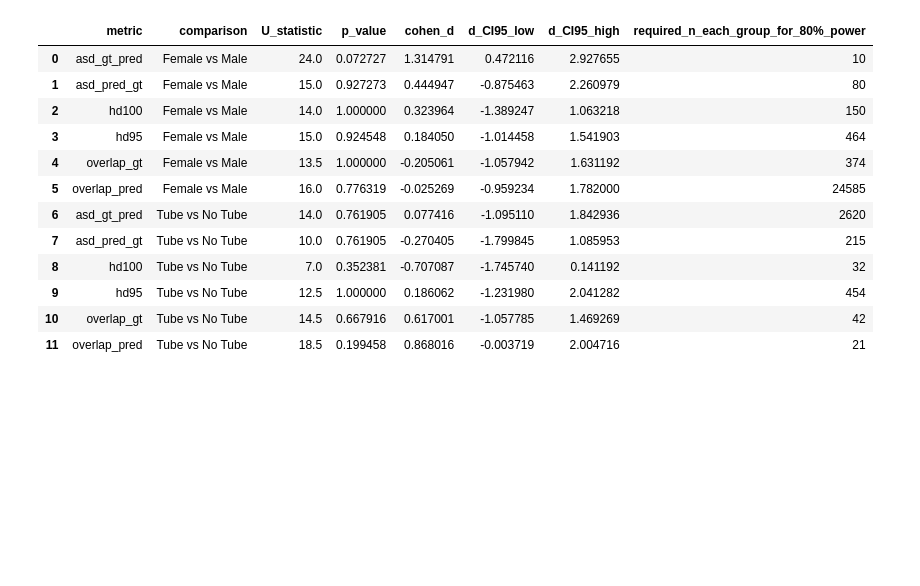
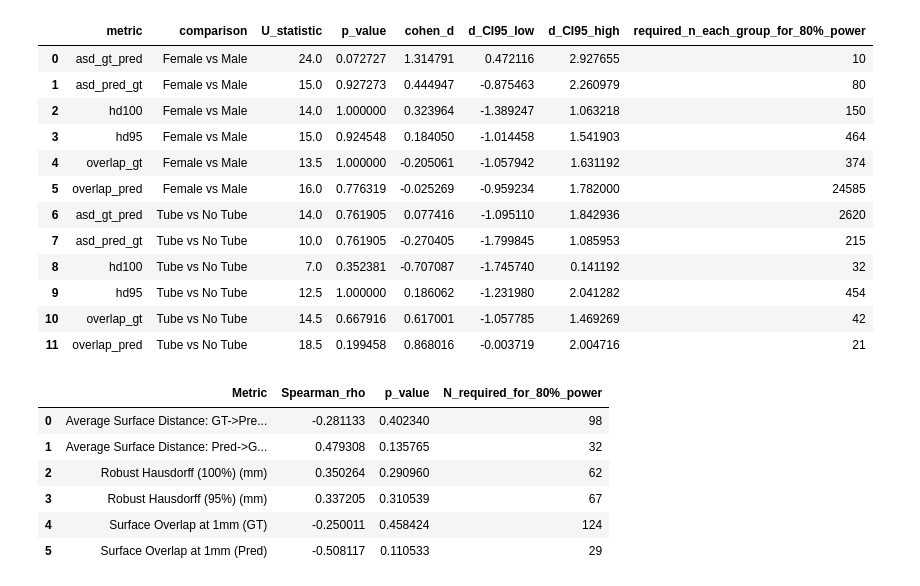
Before and after one commit to abbycrowther/Modelling_Facial_Deformation, a Jupyter notebook: Code/Total_Segmentator/rhabdo_data_work/statistical_test.ipynb, the cells around one changed output. Cells and saved outputs as stored; diff of their text form; code cells hidden in the pictures; blank space fills up the shorter version.

```diff
--- a/Code/Total_Segmentator/rhabdo_data_work/statistical_test.ipynb
+++ b/Code/Total_Segmentator/rhabdo_data_work/statistical_test.ipynb
@@ -224,3 +119,53 @@ stats_df
 | 9 | hd95 | Tube vs No Tube | 12.5 | 1.000000 | 0.186062 | -1.231980 | 2.041282 | 454 |
 | 10 | overlap_gt | Tube vs No Tube | 14.5 | 0.667916 | 0.617001 | -1.057785 | 1.469269 | 42 |
 | 11 | overlap_pred | Tube vs No Tube | 18.5 | 0.199458 | 0.868016 | -0.003719 | 2.004716 | 21 |
+# %%
+import pandas as pd
+import numpy as np
+from scipy.stats import spearmanr, norm
+
+csv_path = r"C:\Users\Abigail Crowther\OneDrive - The University of Manchester\Year 4\MPhys Projects\Semester 1 - Modelling Facial Deformation\Documents\surface_distance_metrics_rhabdo_no_outliers.csv"
+data = pd.read_csv(csv_path)
+
+metrics = {
+    "Average Surface Distance: GT->Pred (mm)": "Average Surface Distance: GT->Pred (mm)",
+    "Average Surface Distance: Pred->GT (mm)": "Average Surface Distance: Pred->GT (mm)",
+    "Robust Hausdorff (100%) (mm)": "Robust Hausdorff (100%) (mm)",
+    "Robust Hausdorff (95%) (mm)": "Robust Hausdorff (95%) (mm)",
+    "Surface Overlap at 1mm (GT)": "Surface Overlap at 1mm (GT)",
+    "Surface Overlap at 1mm (Pred)": "Surface Overlap at 1mm (Pred)"
+}
+
+def required_n_for_correlation(r, alpha=0.05, power=0.8):
+    if abs(r) < 1e-6:
+        return "Effect ≈ 0 → infinite N"
+    z_alpha = norm.ppf(1 - alpha/2)
+    z_beta = norm.ppf(power)
+    n = ((z_alpha + z_beta) / np.arctanh(abs(r)))**2 + 3
+    return int(np.ceil(n))
+
+results = []
+
+for label, col in metrics.items():
+    valid = data[[col, "Age"]].dropna()
+    rho, p = spearmanr(valid["Age"], valid[col])
+
+    n_req = required_n_for_correlation(rho)
+
+    results.append({
+        "Metric": label,
+        "Spearman_rho": rho,
+        "p_value": p,
+        "N_required_for_80%_power": n_req
+    })
+
+age_corr_df = pd.DataFrame(results)
+age_corr_df
+# %% [output]
+|  | Metric | Spearman_rho | p_value | N_required_for_80%_power |
+| 0 | Average Surface Distance: GT->Pre... | -0.281133 | 0.402340 | 98 |
+| 1 | Average Surface Distance: Pred->G... | 0.479308 | 0.135765 | 32 |
+| 2 | Robust Hausdorff (100%) (mm) | 0.350264 | 0.290960 | 62 |
+| 3 | Robust Hausdorff (95%) (mm) | 0.337205 | 0.310539 | 67 |
+| 4 | Surface Overlap at 1mm (GT) | -0.250011 | 0.458424 | 124 |
+| 5 | Surface Overlap at 1mm (Pred) | -0.508117 | 0.110533 | 29 |
```
Also changed, not shown: parts of 1 cell of this notebook, 3 other files.
